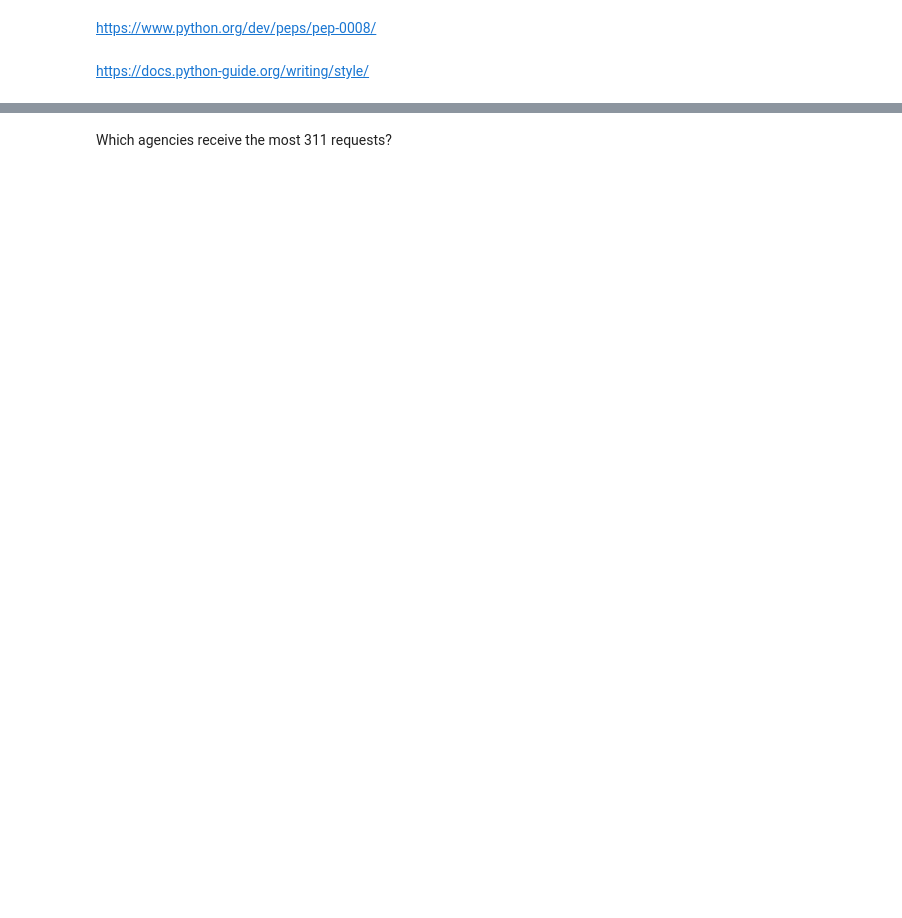
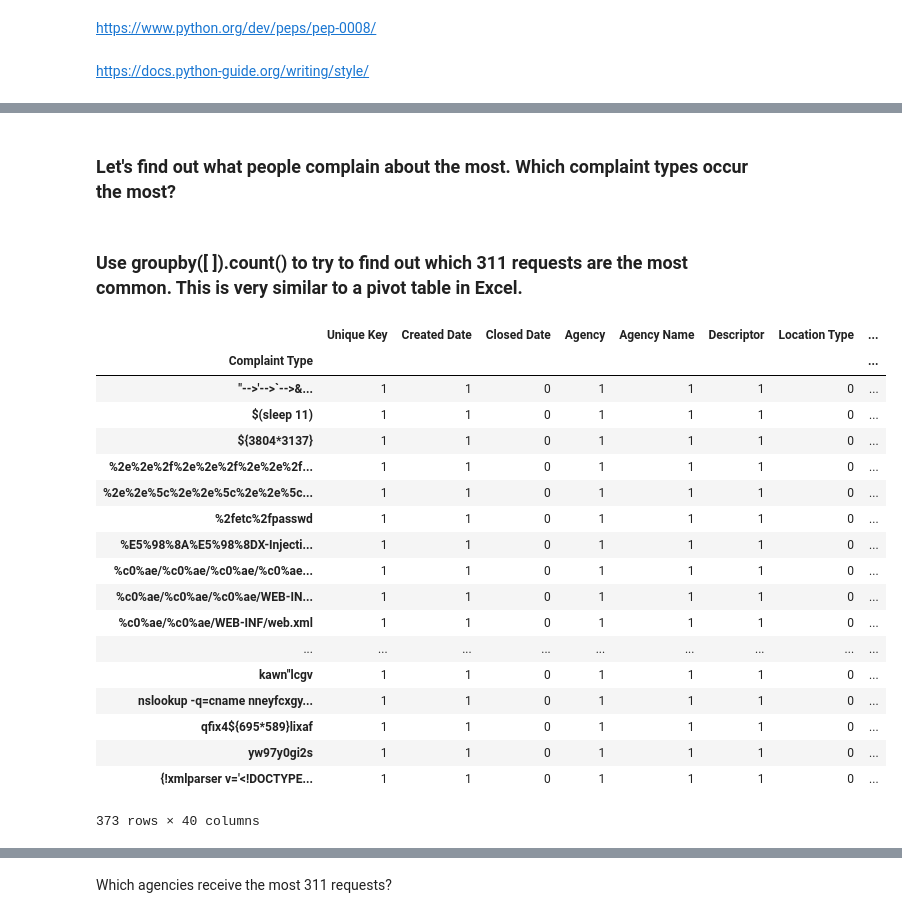
Before and after one commit to afeld/python-public-policy, a Jupyter notebook: nyu_python_public_policy_311.ipynb, the cells around one changed output, grey strips where cells are left out. Drawn from its saved outputs; the diff is of its cells as text; code cells hidden in the pictures; blank space fills up the shorter version.

```diff
--- a/nyu_python_public_policy_311.ipynb
+++ b/nyu_python_public_policy_311.ipynb
@@ -23,2 +30,2 @@ Mounted at /content/drive
 # %%
-df = pd.read_csv('/content/drive/My Drive/NYU Python Course/311_Service_Requests_2018-19.csv', header='infer')
+df = pd.read_csv('/content/drive/My Drive/NYU Python Course/Data/311_Service_Requests_2018-19.csv', header='infer')
@@ -124,0 +229,26 @@ for i in df['Unique Key']:
+# %% [markdown]
+### Let's find out what people complain about the most. Which complaint types occur the most?
+# %% [markdown]
+### Use groupby([ ]).count() to try to find out which 311 requests are the most common. This is very similar to a pivot table in Excel.
+# %%
+df.groupby(['Complaint Type']).count()
+# %% [output]
+|  | Unique Key | Created Date | Closed Date | Agency | Agency Name | Descriptor | Location Type | ... |
+| Complaint Type |  |  |  |  |  |  |  | ... |
+| "-->'-->`-->&... | 1 | 1 | 0 | 1 | 1 | 1 | 0 | ... |
+| $(sleep 11) | 1 | 1 | 0 | 1 | 1 | 1 | 0 | ... |
+| ${3804*3137} | 1 | 1 | 0 | 1 | 1 | 1 | 0 | ... |
+| %2e%2e%2f%2e%2e%2f%2e%2e%2f... | 1 | 1 | 0 | 1 | 1 | 1 | 0 | ... |
+| %2e%2e%5c%2e%2e%5c%2e%2e%5c... | 1 | 1 | 0 | 1 | 1 | 1 | 0 | ... |
+| %2fetc%2fpasswd | 1 | 1 | 0 | 1 | 1 | 1 | 0 | ... |
+| %E5%98%8A%E5%98%8DX-Injecti... | 1 | 1 | 0 | 1 | 1 | 1 | 0 | ... |
+| %c0%ae/%c0%ae/%c0%ae/%c0%ae... | 1 | 1 | 0 | 1 | 1 | 1 | 0 | ... |
+| %c0%ae/%c0%ae/%c0%ae/WEB-IN... | 1 | 1 | 0 | 1 | 1 | 1 | 0 | ... |
+| %c0%ae/%c0%ae/WEB-INF/web.xml | 1 | 1 | 0 | 1 | 1 | 1 | 0 | ... |
+| ... | ... | ... | ... | ... | ... | ... | ... | ... |
+| kawn''lcgv | 1 | 1 | 0 | 1 | 1 | 1 | 0 | ... |
+| nslookup -q=cname nneyfcxgy... | 1 | 1 | 0 | 1 | 1 | 1 | 0 | ... |
+| qfix4${695*589}lixaf | 1 | 1 | 0 | 1 | 1 | 1 | 0 | ... |
+| yw97y0gi2s | 1 | 1 | 0 | 1 | 1 | 1 | 0 | ... |
+| {!xmlparser v='<!DOCTYPE... | 1 | 1 | 0 | 1 | 1 | 1 | 0 | ... |
+373 rows × 40 columns
```
Also changed, not shown: parts of 145 cells of this notebook.
